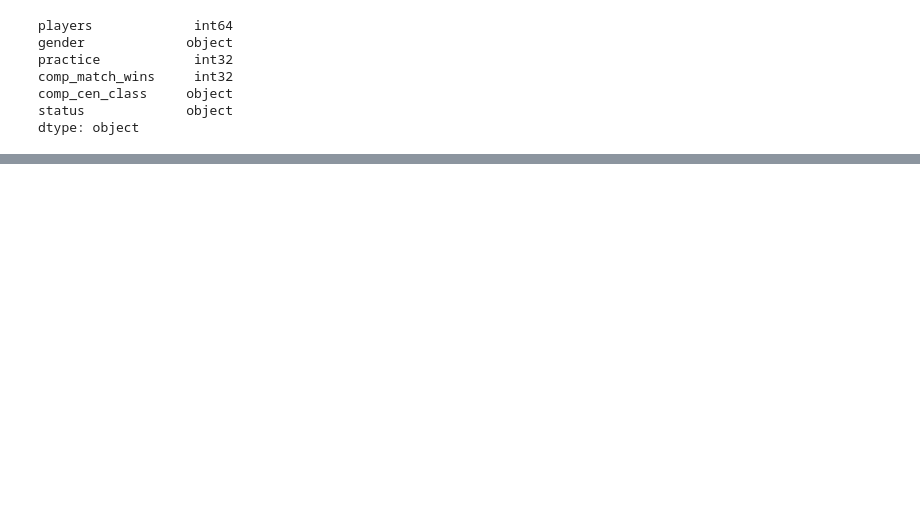
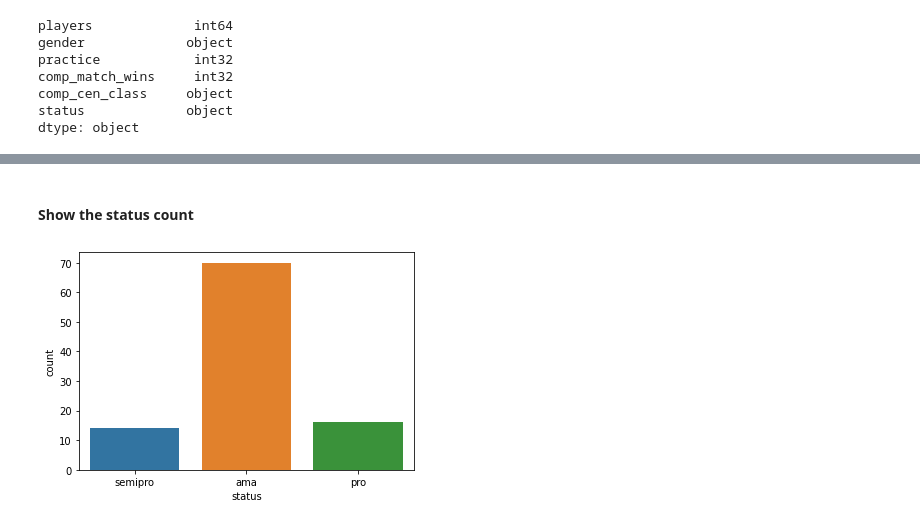
Before and after one commit to G00232918/PfDA_Assignment, a Jupyter notebook: Project_1.ipynb, the cells around one changed output, grey strips where cells are left out. Saved outputs shown, nothing was run; the diff lists cells and outputs as text; code cells hidden in the pictures; blank space fills up the shorter version.

Commit message:
Added visual analysis

```diff
--- a/Project_1.ipynb
+++ b/Project_1.ipynb
@@ -123,0 +136,9 @@ array(['ama', 'semipro', 'pro'], dtype=object)
+# %% [markdown]
+#### Show the status count
+# %%
+import seaborn as sns
+
+sns.countplot(x='status', data=df, )
+plt.show()
+# %% [output]
+[figure, added]
```
Also changed, not shown: parts of 18 cells of this notebook, 1 other file.
